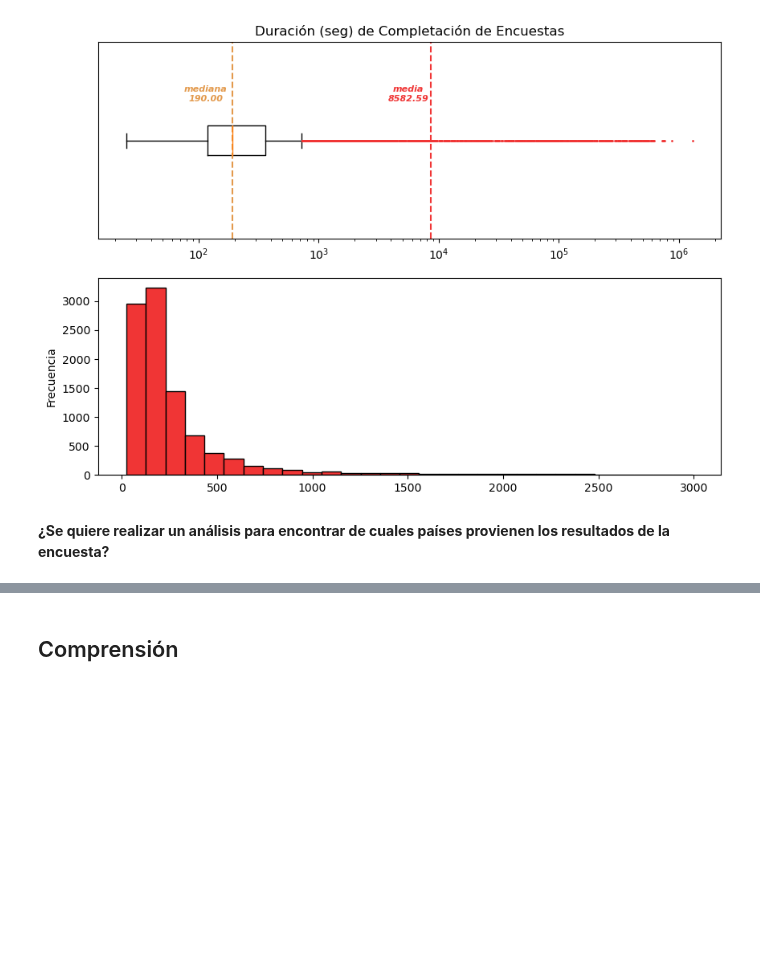
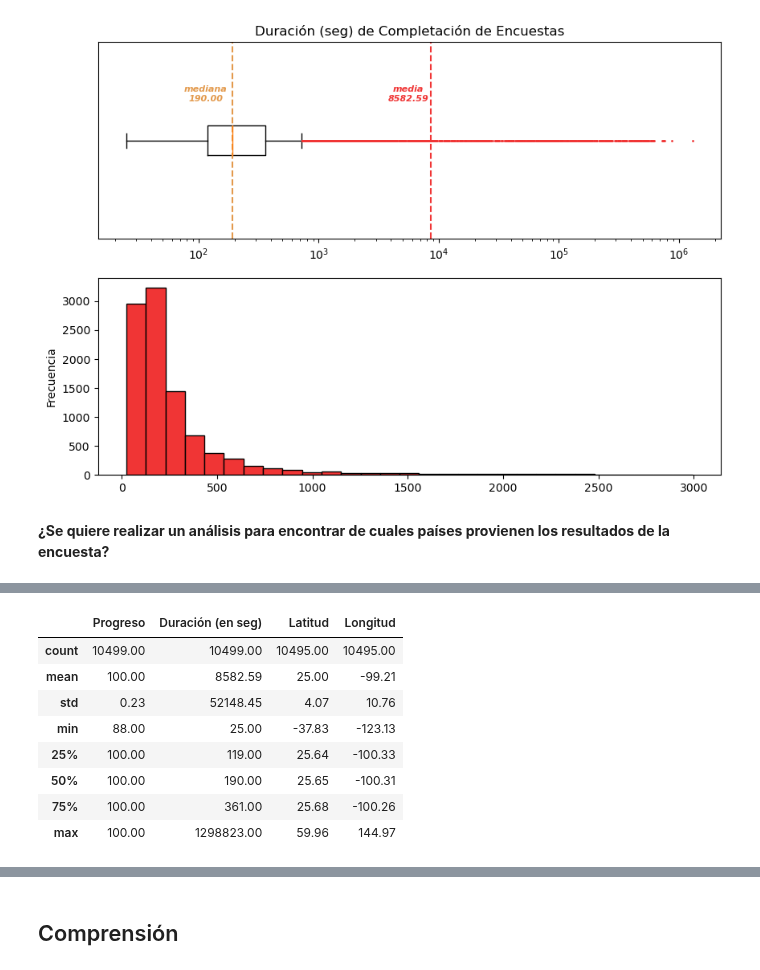
Before and after one commit to PameRuiz25/ActividadFormativaM2-Equipo2, a Jupyter notebook: proyecto1.ipynb, the cells around one changed output, grey strips where cells are left out. Drawn from its saved outputs; the diff is of its cells as text; code cells hidden in the pictures; blank space fills up the shorter version.

```diff
--- a/proyecto1.ipynb
+++ b/proyecto1.ipynb
@@ -348,0 +359,13 @@ The geopandas.dataset module is deprecated and will be removed in GeoPandas 1.0.
+# %%
+other = numericVariables[['Progreso', 'Duración', 'Latitud', 'Longitud']]
+other.describe().round(2).rename({"Duración" : "Duración (en seg)"}, axis = True)
+# %% [output]
+|  | Progreso | Duración (en seg) | Latitud | Longitud |
+| count | 10499.00 | 10499.00 | 10495.00 | 10495.00 |
+| mean | 100.00 | 8582.59 | 25.00 | -99.21 |
+| std | 0.23 | 52148.45 | 4.07 | 10.76 |
+| min | 88.00 | 25.00 | -37.83 | -123.13 |
+| 25% | 100.00 | 119.00 | 25.64 | -100.33 |
+| 50% | 100.00 | 190.00 | 25.65 | -100.31 |
+| 75% | 100.00 | 361.00 | 25.68 | -100.26 |
+| max | 100.00 | 1298823.00 | 59.96 | 144.97 |
```
Also changed, not shown: parts of 9 cells of this notebook.
